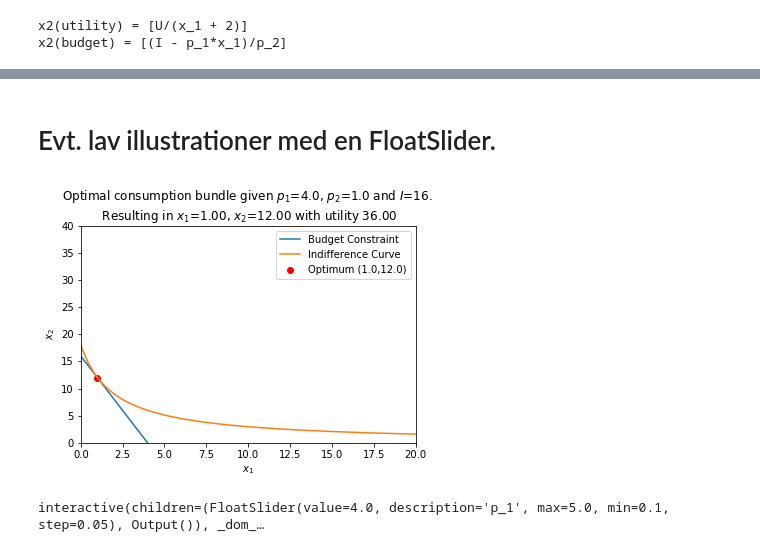
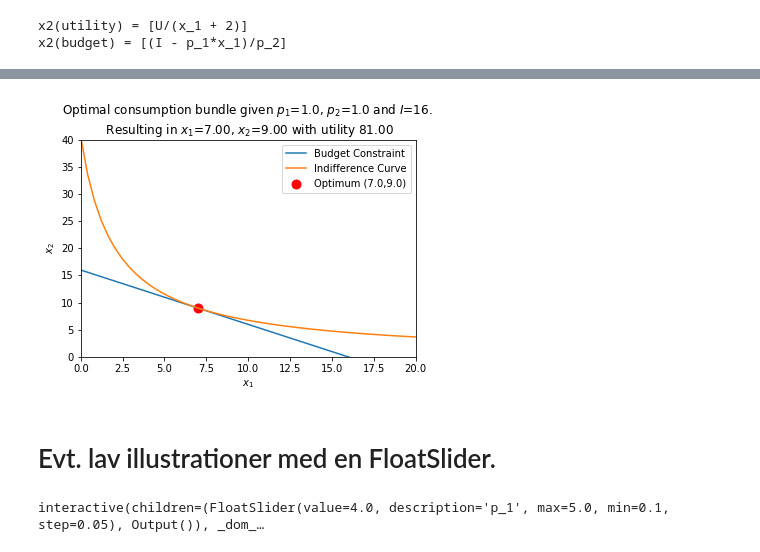
Before and after one commit to NumEconCopenhagen/projects-2020-tobiasharald, a Jupyter notebook: modelproject/modelproject.ipynb, the cells around one changed output, grey strips where cells are left out. Drawn from its saved outputs; the diff is of its cells as text; code cells hidden in the pictures.

```diff
--- a/modelproject/modelproject.ipynb
+++ b/modelproject/modelproject.ipynb
@@ -211,0 +175,21 @@ ax.legend();
+# %%
+#We construc a function for the figure
+def optimal_consumption_figure(x1,I,p1,p2):
+    def budget(x1,I,p1,p2):
+        return (I-p1*x1)/p2
+    def indiff(x1,u,p1,p2):
+        return u/(x1+2)
+
+    fig = plt.figure()
+    ax = fig.add_subplot(1,1,1)
+    ax.plot(x1_vec,budget(x1_vec,I,p1,p2),label='Budget Constraint')
+    ax.plot(x1_vec,indiff(x1_vec,u(x1func(p1,p2,I),x2func(p1,p2,I)),p1,p2),label='Indifference Curve')
+    ax.scatter(x1func(p1,p2,I),x2func(p1,p2,I),u(x1func(p1,p2,I),x2func(p1,p2,I)),color='red',label=f'Optimum ({x1func(p1,p2,I):.1f},{x2func(p1,p2,I):.1f})')
+    plt.xlim(0, 20)
+    plt.ylim(0, 40)
+
+    #Title & labels
+    ax.set_xlabel('$x_1$')
+    ax.set_ylabel('$x_2$')
+    plt.title(f'Optimal consumption bundle given $p_1$={p1:.1f}, $p_2$={p2:.1f} and $I$={I}. \n Resulting in $x_1$={x1func(p1,p2,I):.2f}, $x_2$={x2func(p1,p2,I):.2f} with utility {u(x1func(p1,p2,I),x2func(p1,p2,I)):.2f}')
+    ax.legend();
@@ -212,2 +200,6 @@ ax.legend();
+# %%
+optimal_consumption_figure(x1_vec,16,1,1)
+# %% [output]
+[figure, added]
 # %% [markdown]
 # Evt. lav illustrationer med en FloatSlider.
@@ -235,6 +206 @@ def interactive_figure(x1,I,p1,p2):
-# %%
-#Eksempel med p1=4 for test
-interactive_figure(x1_vec,16,4,1)
-# %% [output]
-[figure, removed]
 # %%
```
Also changed, not shown: parts of 10 cells of this notebook, 1 other file.
